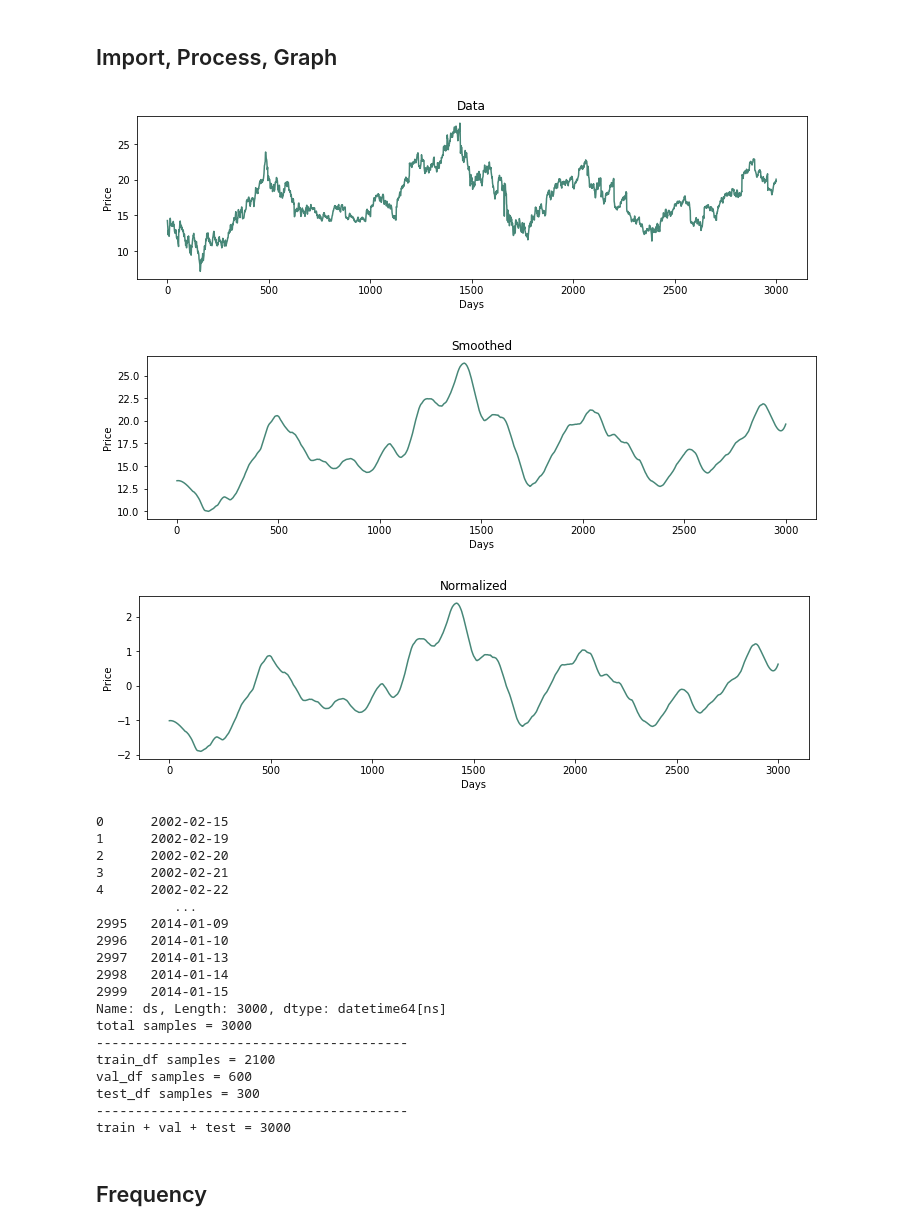
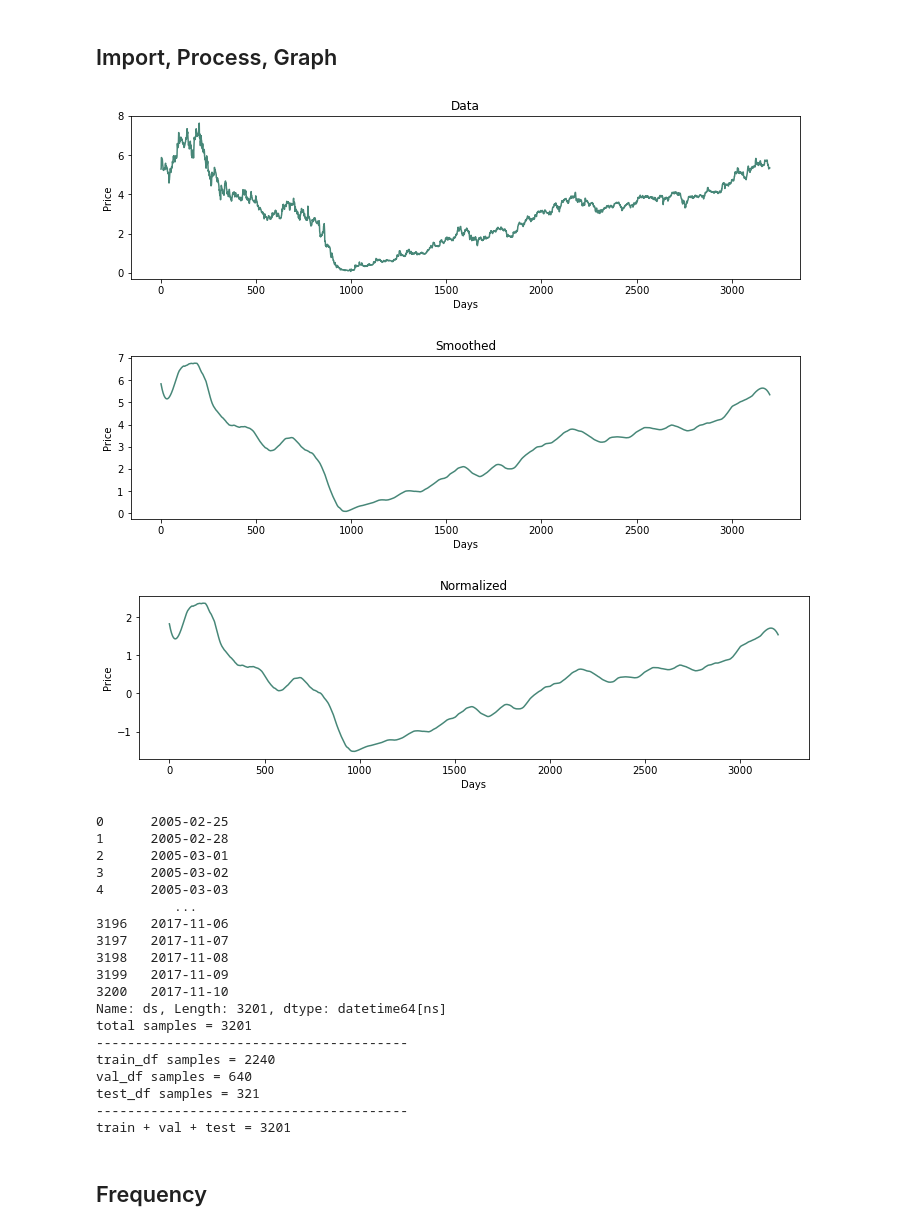
Before and after one commit to Grant-Syt/495_stock_forecast, a Jupyter notebook: stock_forecast.ipynb, the cells around one changed output. Drawn from its saved outputs; the diff is of its cells as text; code cells hidden in the pictures.

```diff
--- a/stock_forecast.ipynb
+++ b/stock_forecast.ipynb
@@ -44,12 +45,12 @@ Setup Complete
 # %% [markdown]
 ## Import, Process, Graph
 # %%
-df = pd.read_csv('data/csco_edit.csv')
+df = pd.read_csv('data/siri_edit.csv')
 # print(df)
 
 # throw out some data
-start = 3000 # 0
-end = 6000 # len(df['y'])
+start = 0 # 0
+end = len(df['y']) # len(df['y'])
 df_len = len(df['y'])
 df = df.drop(index=range(0, start))
 # print(df)
@@ -88,55 +89,55 @@ n = len(df)
 train_df = df[0:int(n*0.7)]
 val_df = df[int(n*0.7):int(n*0.9)]
 test_df = df[int(n*0.9):]
 
 # normalize
 train_mean = train_df.mean()
 train_std = train_df.std()
 train_df = (train_df - train_mean) / train_std
 val_df = (val_df - train_mean) / train_std
 test_df = (test_df - train_mean) / train_std
 
 plt.title('Normalized')
 df_std = (df - train_mean) / train_std
 y = df_std['y']
 x = np.arange( 0, len(y), 1 )
 plt.ylabel('Price')
 p1, = plt.plot( x, y, color='#478778' )
 plt.xlabel('Days')
 plt.show()
 
 if VERBOSE:
     print( date_time )
     print( "total samples = {0:d}".format( n ) )
     print( "----------------------------------------" )
     print( "train_df samples = {0:d}".format( len( train_df ) ) )
     print( "val_df samples = {0:d}".format( len( val_df ) ) )
     print( "test_df samples = {0:d}".format( len( test_df ) ) )
     print( "----------------------------------------" )
     print( "train + val + test = {0:d}".format( len( train_df ) + len( val_df ) + len( test_df ) ) )
 # %% [output]
-[figure, old version]
+[figure, new version]
-[figure, old version]
+[figure, new version]
-[figure, old version]
+[figure, new version]
-0      2002-02-15
-1      2002-02-19
-2      2002-02-20
-3      2002-02-21
-4      2002-02-22
+0      2005-02-25
+1      2005-02-28
+2      2005-03-01
+3      2005-03-02
+4      2005-03-03
           ...
-2995   2014-01-09
-2996   2014-01-10
-2997   2014-01-13
-2998   2014-01-14
-2999   2014-01-15
-Name: ds, Length: 3000, dtype: datetime64[ns]
-total samples = 3000
+3196   2017-11-06
+3197   2017-11-07
+3198   2017-11-08
+3199   2017-11-09
+3200   2017-11-10
+Name: ds, Length: 3201, dtype: datetime64[ns]
+total samples = 3201
 ----------------------------------------
-train_df samples = 2100
-val_df samples = 600
-test_df samples = 300
+train_df samples = 2240
+val_df samples = 640
+test_df samples = 321
 ----------------------------------------
-train + val + test = 3000
+train + val + test = 3201
 # %% [markdown]
 ## Frequency
 # %%
```
Also changed, not shown: parts of 14 cells of this notebook, 2 other files.
